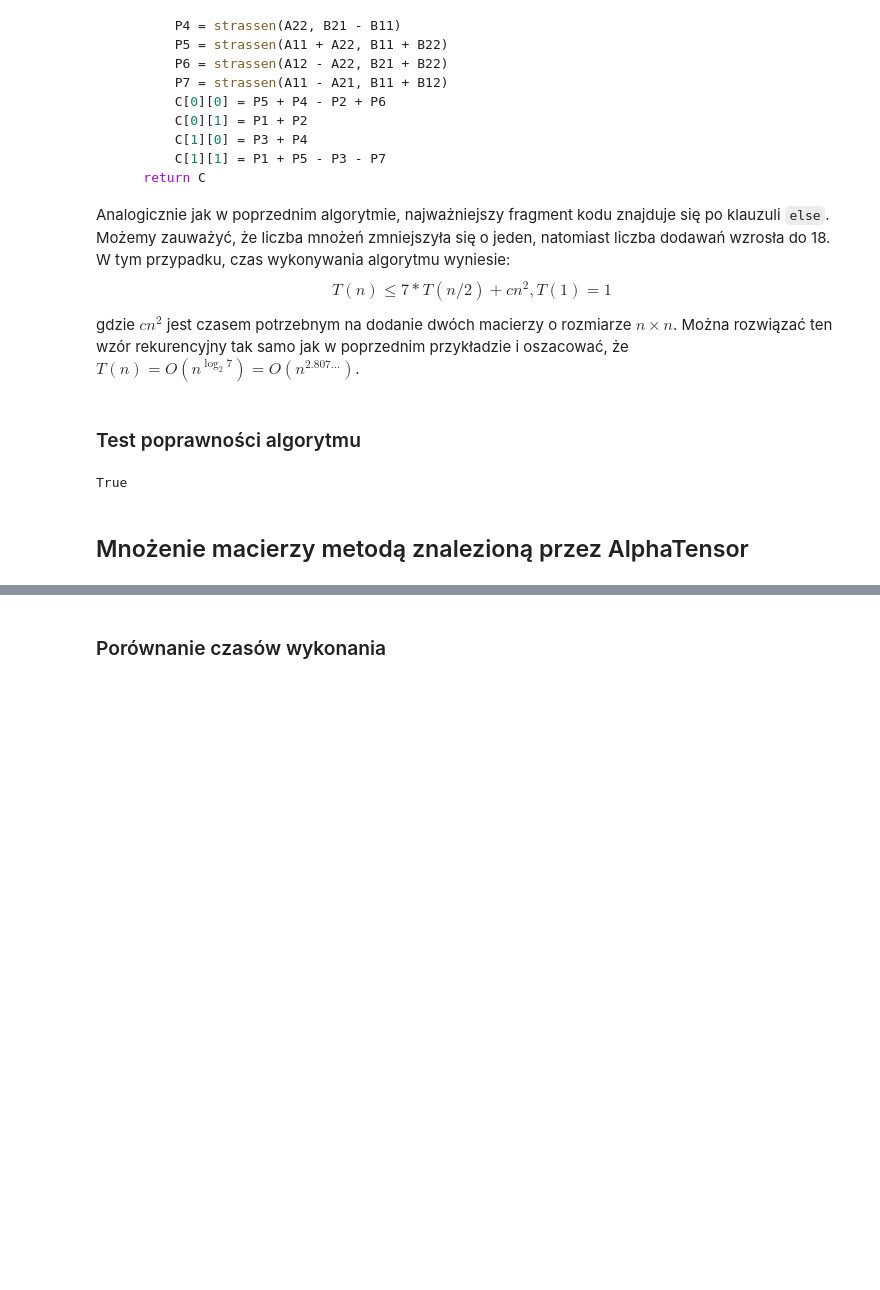
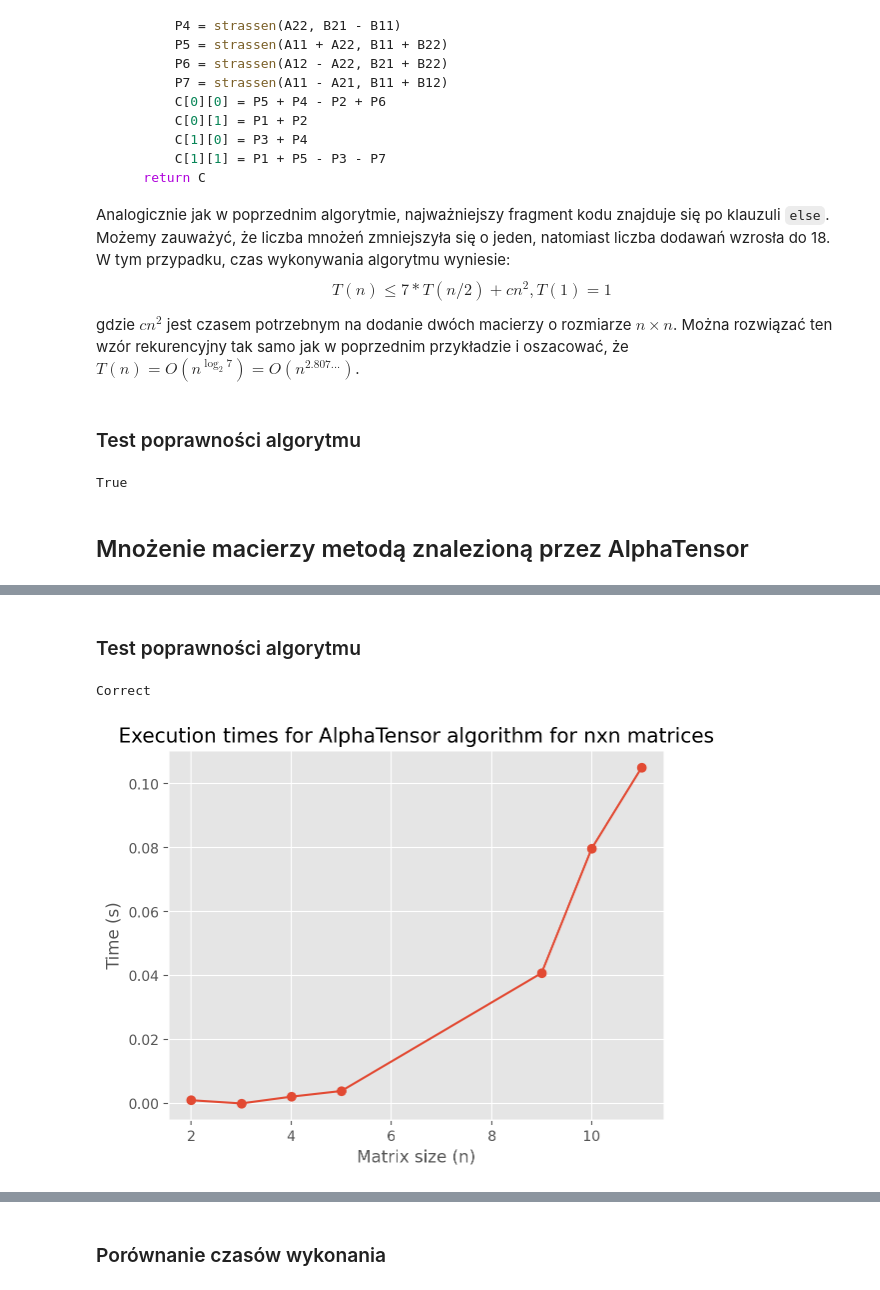
Before and after one commit to pklatka/matrix-algorithms-course, a Jupyter notebook: lab01/lab01.ipynb, the cells around one changed output, grey strips where cells are left out. Saved outputs shown, nothing was run; the diff lists cells and outputs as text; code cells hidden in the pictures; blank space fills up the shorter version.

Commit message:
alphatensor added

```diff
--- a/lab01/lab01.ipynb
+++ b/lab01/lab01.ipynb
@@ -184,0 +240,2 @@ Bibliografia: https://www.deepmind.com/blog/discovering-novel-algorithms-with-al
+# %% [markdown]
+### Test poprawności algorytmu
@@ -184,0 +255,36 @@ Bibliografia: https://www.deepmind.com/blog/discovering-novel-algorithms-with-al
+# %%
+test_matrices = get_test_matrices_for_alpha()
+wrong = False
+for A, B in test_matrices:
+    m1 = alphatensor_matrix_mul(A, B)[0]
+    m2 = A @ B
+    if not np.allclose(m1, m2):
+        wrong = True
+        break
+if wrong:
+    print("Wrong")
+else:
+    print("Correct")
+# %% [output]
+Correct
+# %%
+def plot_execution_times_alpha(test_matrices):
+    execution_times = []
+    sizes = []
+    for A, B in test_matrices:
+        if A.shape[0] == A.shape[1] == B.shape[1]:
+            start_time = time.time()
+            alphatensor_matrix_mul(A, B)
+            end_time = time.time()
+            execution_times.append(end_time - start_time)
+            sizes.append(A.shape[0])
+    plt.title("Execution times for AlphaTensor algorithm for nxn matrices")
+    plt.xlabel("Matrix size (n)")
+    plt.ylabel("Time (s)")
+    plt.plot(sizes ,execution_times, '-o')
+    plt.show()
+# %%
+test_matrices = get_test_matrices_for_alpha()
+plot_execution_times_alpha(test_matrices)
+# %% [output]
+[figure, added]
```
Also changed, not shown: parts of 11 cells of this notebook, 1 other file.
